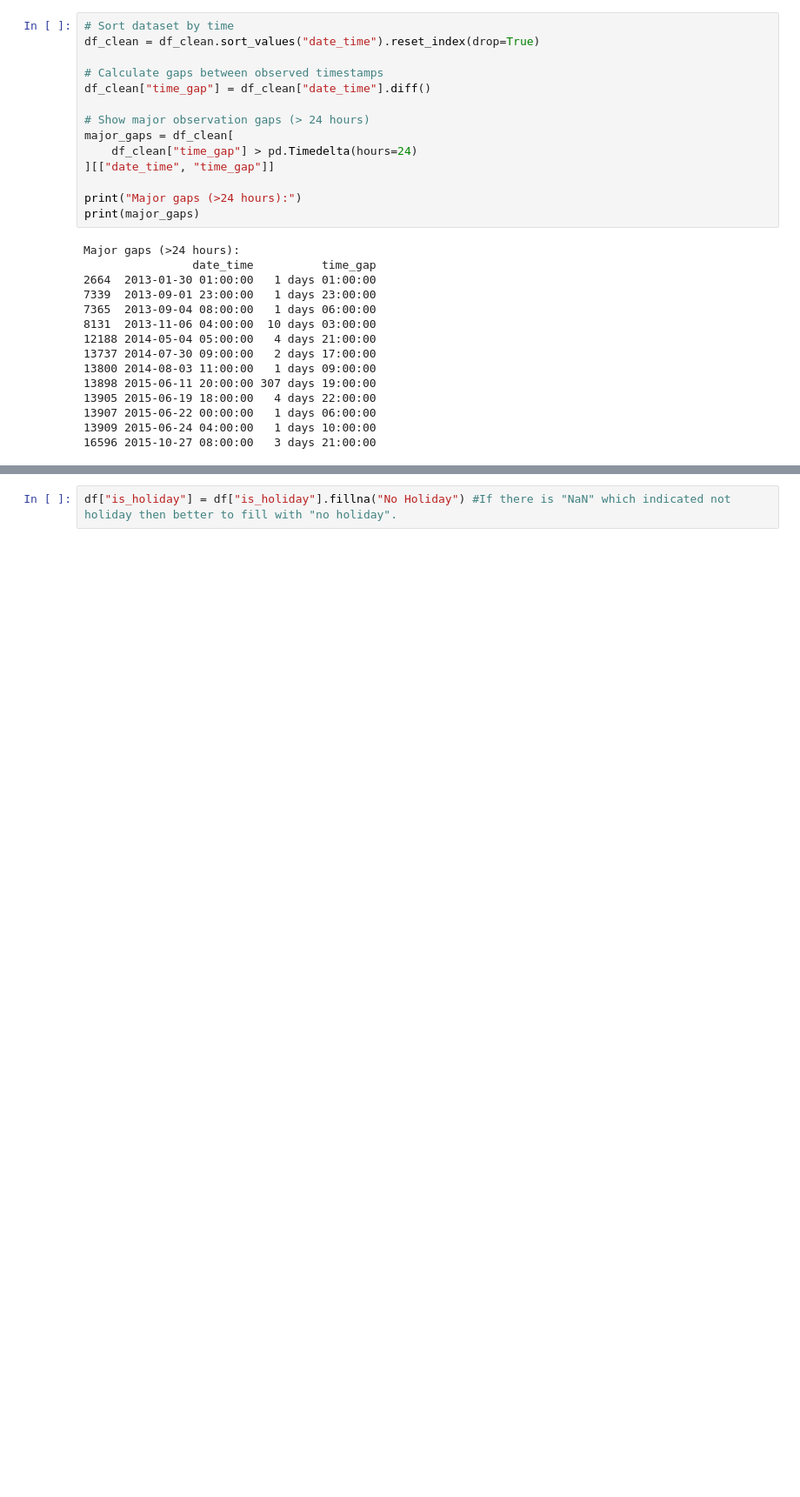
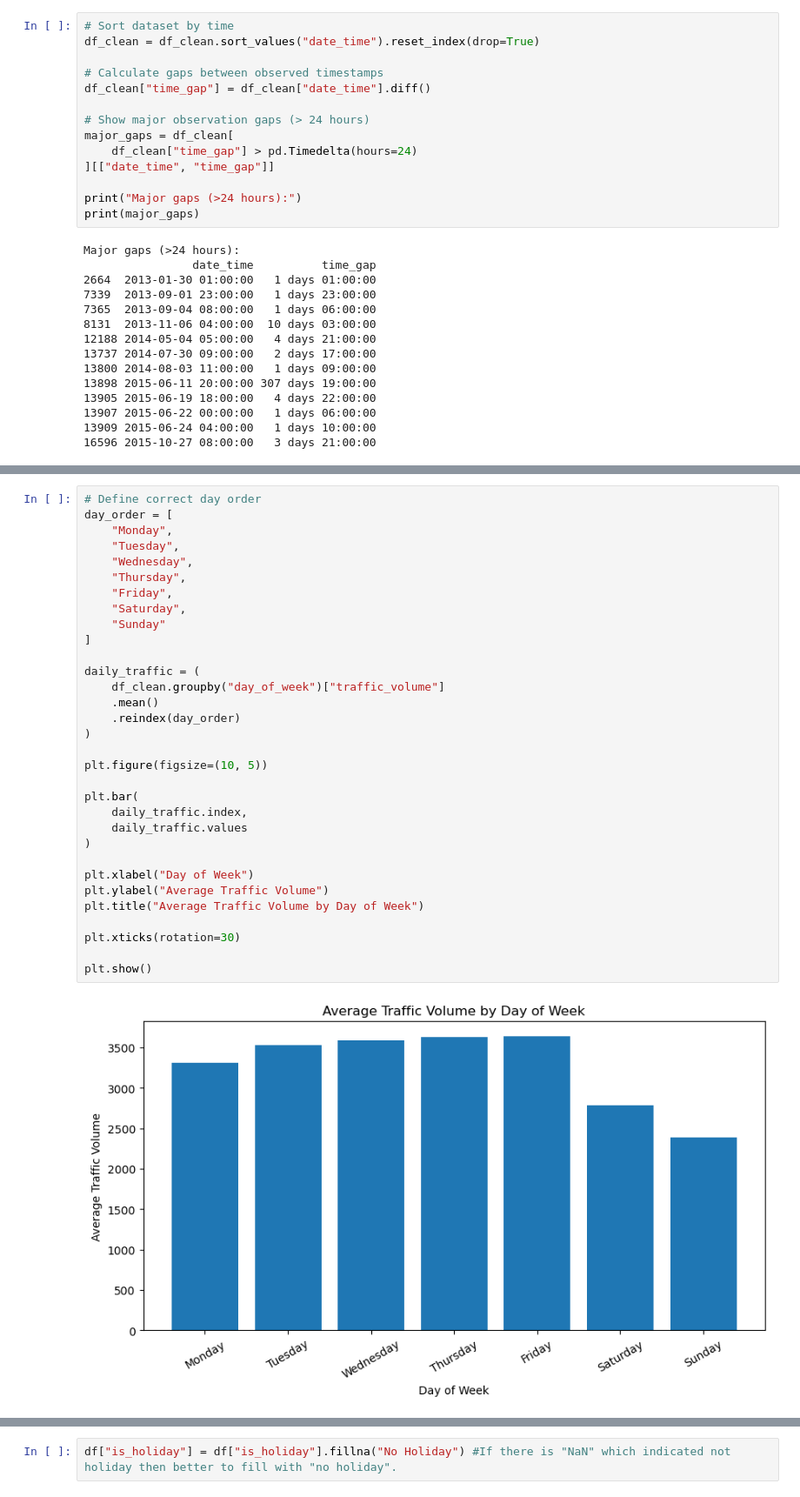
Before and after one commit to abhisarthak/traffic-volume-prediction-analysis, a Jupyter notebook: traffic_volume_prediction.ipynb, the cells around one changed output, grey strips where cells are left out. Shown at 87% size. Saved outputs shown, nothing was run; the diff lists cells and outputs as text; blank space fills up the shorter version.

```diff
--- a/traffic_volume_prediction.ipynb
+++ b/traffic_volume_prediction.ipynb
@@ -539,0 +588,34 @@ Major gaps (>24 hours):
+# %%
+# Define correct day order
+day_order = [
+    "Monday",
+    "Tuesday",
+    "Wednesday",
+    "Thursday",
+    "Friday",
+    "Saturday",
+    "Sunday"
+]
+
+daily_traffic = (
+    df_clean.groupby("day_of_week")["traffic_volume"]
+    .mean()
+    .reindex(day_order)
+)
+
+plt.figure(figsize=(10, 5))
+
+plt.bar(
+    daily_traffic.index,
+    daily_traffic.values
+)
+
+plt.xlabel("Day of Week")
+plt.ylabel("Average Traffic Volume")
+plt.title("Average Traffic Volume by Day of Week")
+
+plt.xticks(rotation=30)
+
+plt.show()
+# %% [output]
+[figure, added]
```
Also changed, not shown: parts of 3 cells of this notebook.
